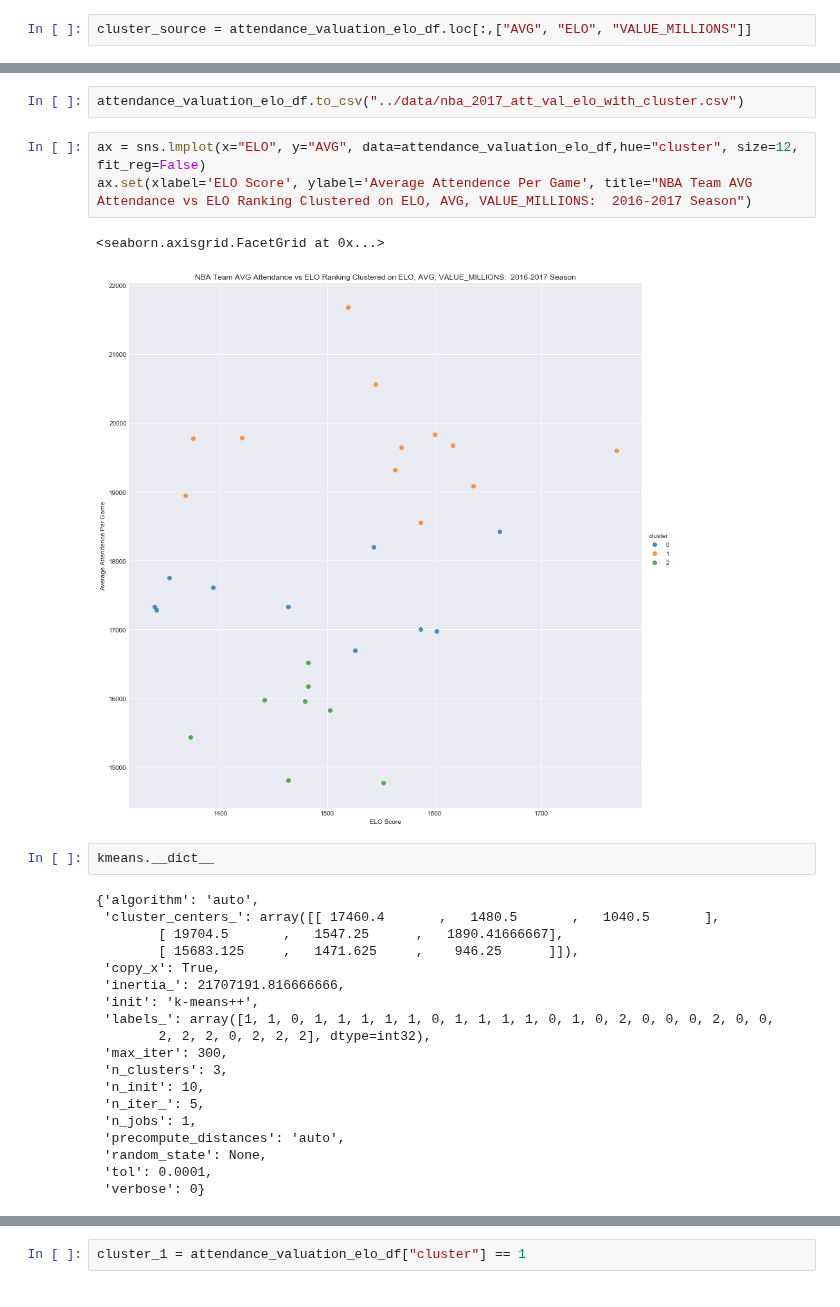
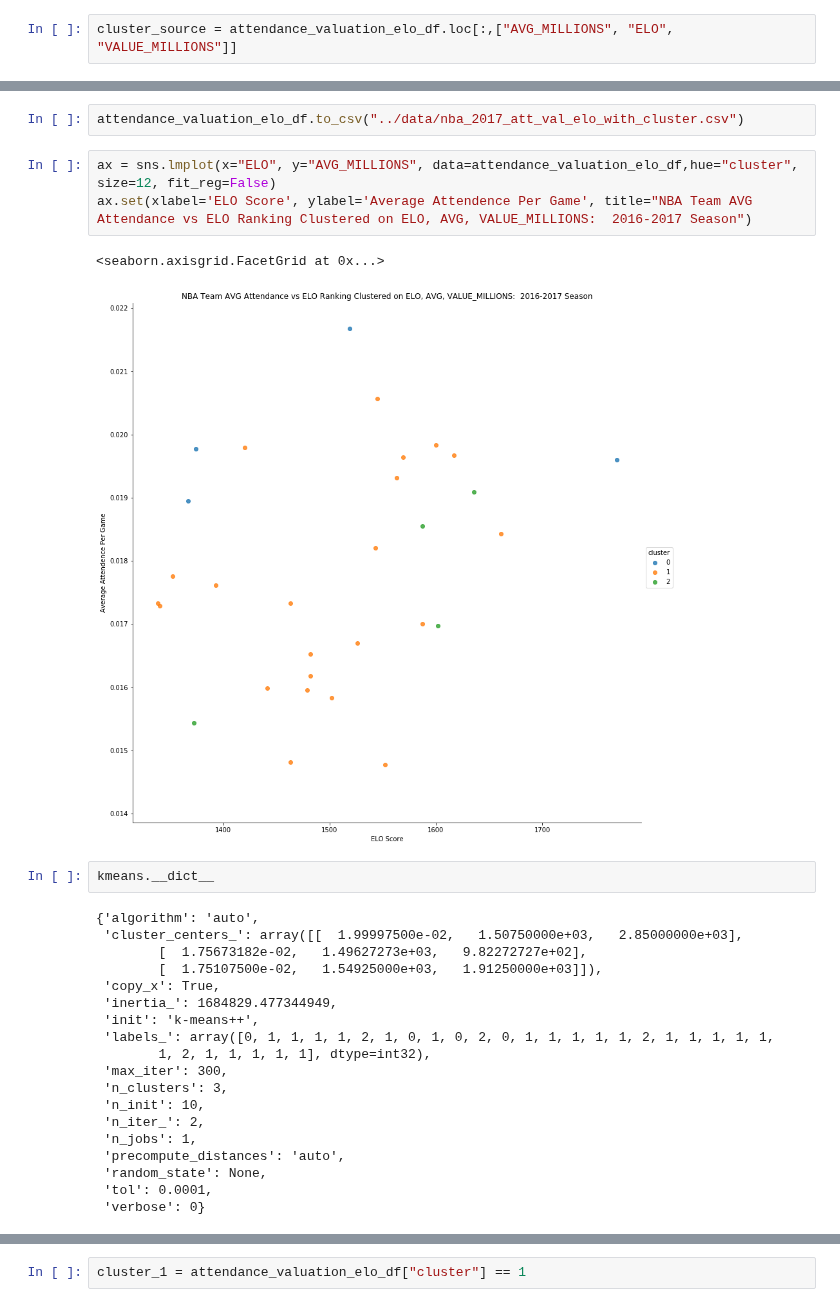
Before and after one commit to noahgift/pragmaticai, a Jupyter notebook: chapter7/notebooks/exploring_endorsement_revenue_nba.ipynb, the cells around one changed output, grey strips where cells are left out. Drawn from its saved outputs; the diff is of its cells as text.

```diff
--- a/chapter7/notebooks/exploring_endorsement_revenue_nba.ipynb
+++ b/chapter7/notebooks/exploring_endorsement_revenue_nba.ipynb
@@ -225,7 +225,7 @@ from sklearn.cluster import KMeans
 # %%
 k_means = KMeans(n_clusters=3)
 # %%
-cluster_source = attendance_valuation_elo_df.loc[:,["AVG", "ELO", "VALUE_MILLIONS"]]
+cluster_source = attendance_valuation_elo_df.loc[:,["AVG_MILLIONS", "ELO", "VALUE_MILLIONS"]]
 # %%
 kmeans = k_means.fit(cluster_source)
 # %%
@@ -233,27 +233,27 @@ attendance_valuation_elo_df['cluster'] = kmeans.labels_
 # %%
 attendance_valuation_elo_df.to_csv("../data/nba_2017_att_val_elo_with_cluster.csv")
 # %%
-ax = sns.lmplot(x="ELO", y="AVG", data=attendance_valuation_elo_df,hue="cluster", size=12, fit_reg=False)
+ax = sns.lmplot(x="ELO", y="AVG_MILLIONS", data=attendance_valuation_elo_df,hue="cluster", size=12, fit_reg=False)
 ax.set(xlabel='ELO Score', ylabel='Average Attendence Per Game', title="NBA Team AVG Attendance vs ELO Ranking Clustered on ELO, AVG, VALUE_MILLIONS:  2016-2017 Season")
 # %% [output]
 <seaborn.axisgrid.FacetGrid at 0x...>
-[figure, old version]
+[figure, new version]
 # %%
 kmeans.__dict__
 # %% [output]
 {'algorithm': 'auto',
- 'cluster_centers_': array([[ 17460.4       ,   1480.5       ,   1040.5       ],
-        [ 19704.5       ,   1547.25      ,   1890.41666667],
-        [ 15683.125     ,   1471.625     ,    946.25      ]]),
+ 'cluster_centers_': array([[  1.99997500e-02,   1.50750000e+03,   2.85000000e+03],
+        [  1.75673182e-02,   1.49627273e+03,   9.82272727e+02],
+        [  1.75107500e-02,   1.54925000e+03,   1.91250000e+03]]),
  'copy_x': True,
- 'inertia_': 21707191.816666666,
+ 'inertia_': 1684829.477344949,
  'init': 'k-means++',
- 'labels_': array([1, 1, 0, 1, 1, 1, 1, 1, 0, 1, 1, 1, 1, 0, 1, 0, 2, 0, 0, 0, 2, 0, 0,
-        2, 2, 2, 0, 2, 2, 2], dtype=int32),
+ 'labels_': array([0, 1, 1, 1, 1, 2, 1, 0, 1, 0, 2, 0, 1, 1, 1, 1, 1, 2, 1, 1, 1, 1, 1,
+        1, 2, 1, 1, 1, 1, 1], dtype=int32),
  'max_iter': 300,
  'n_clusters': 3,
  'n_init': 10,
- 'n_iter_': 5,
+ 'n_iter_': 2,
  'n_jobs': 1,
  'precompute_distances': 'auto',
  'random_state': None,
```
Also changed, not shown: parts of 20 cells of this notebook, 7 other files.
